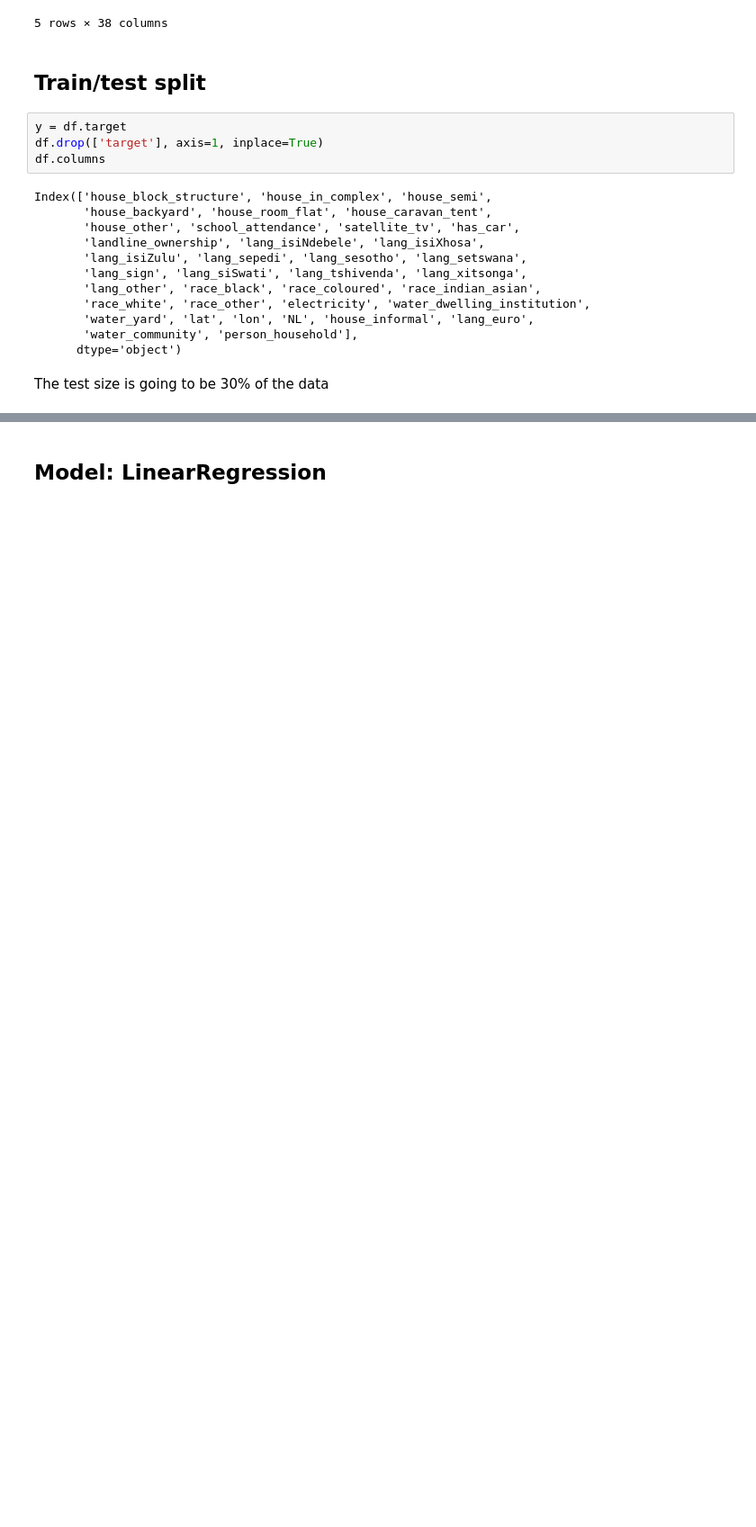
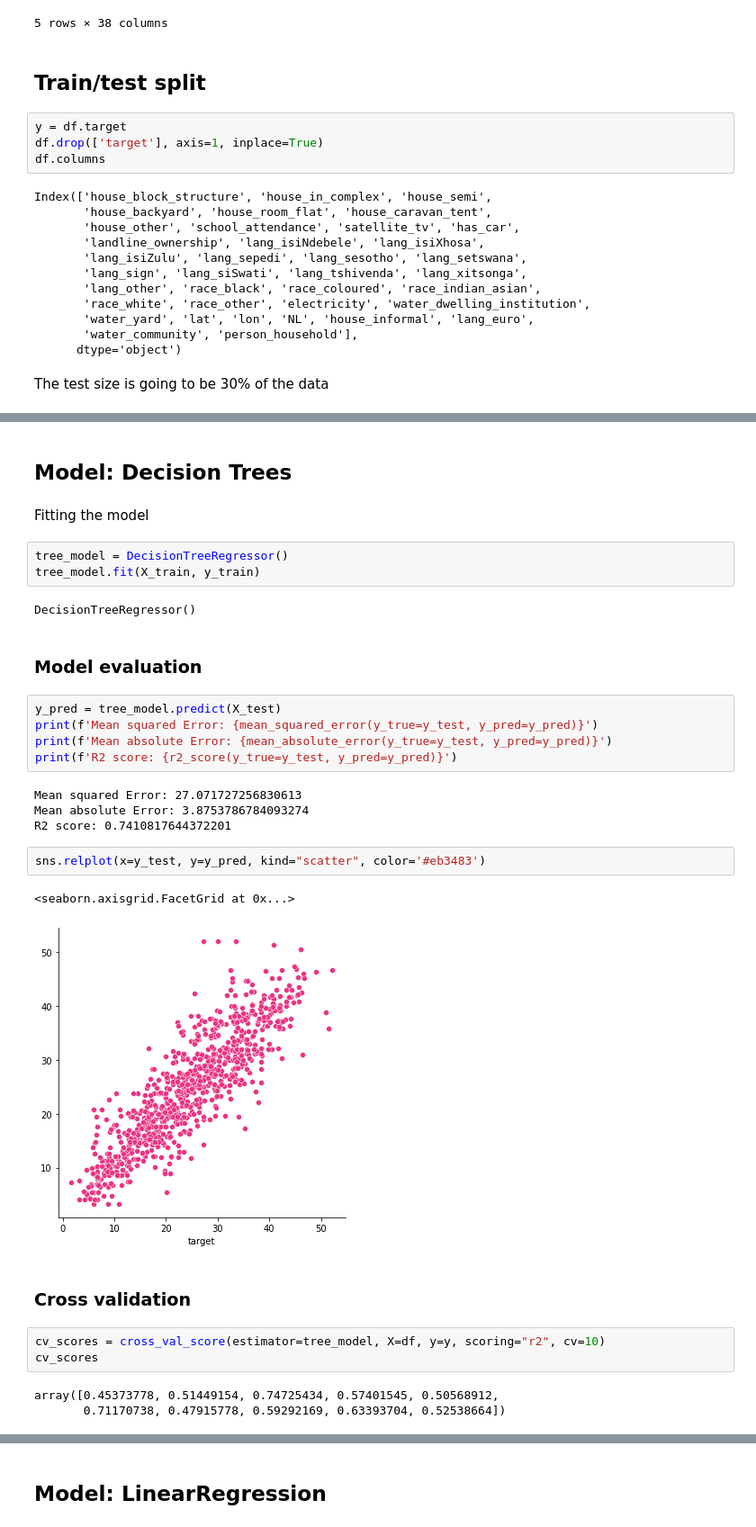
Before and after one commit to LinddM/Female-Headed-Households-Analysis, a Jupyter notebook: Analysis/Model.ipynb, the cells around one changed output, grey strips where cells are left out. Shown at 90% size. Saved outputs shown, nothing was run; the diff lists cells and outputs as text; blank space fills up the shorter version.

```diff
--- a/Analysis/Model.ipynb
+++ b/Analysis/Model.ipynb
@@ -52,0 +61,33 @@ Test set has 847 rows
+# %% [markdown]
+## Model: Decision Trees
+# %% [markdown]
+Fitting the model
+# %%
+tree_model = DecisionTreeRegressor()
+tree_model.fit(X_train, y_train)
+# %% [output]
+DecisionTreeRegressor()
+# %% [markdown]
+### Model evaluation
+# %%
+y_pred = tree_model.predict(X_test)
+print(f'Mean squared Error: {mean_squared_error(y_true=y_test, y_pred=y_pred)}')
+print(f'Mean absolute Error: {mean_absolute_error(y_true=y_test, y_pred=y_pred)}')
+print(f'R2 score: {r2_score(y_true=y_test, y_pred=y_pred)}')
+# %% [output]
+Mean squared Error: 27.071727256830613
+Mean absolute Error: 3.8753786784093274
+R2 score: 0.7410817644372201
+# %%
+sns.relplot(x=y_test, y=y_pred, kind="scatter", color='#eb3483')
+# %% [output]
+<seaborn.axisgrid.FacetGrid at 0x...>
+[figure, added]
+# %% [markdown]
+### Cross validation
+# %%
+cv_scores = cross_val_score(estimator=tree_model, X=df, y=y, scoring="r2", cv=10)
+cv_scores
+# %% [output]
+array([0.45373778, 0.51449154, 0.74725434, 0.57401545, 0.50568912,
+       0.71170738, 0.47915778, 0.59292169, 0.63393704, 0.52538664])
```
Also changed, not shown: parts of 17 cells of this notebook, 3 other files.
